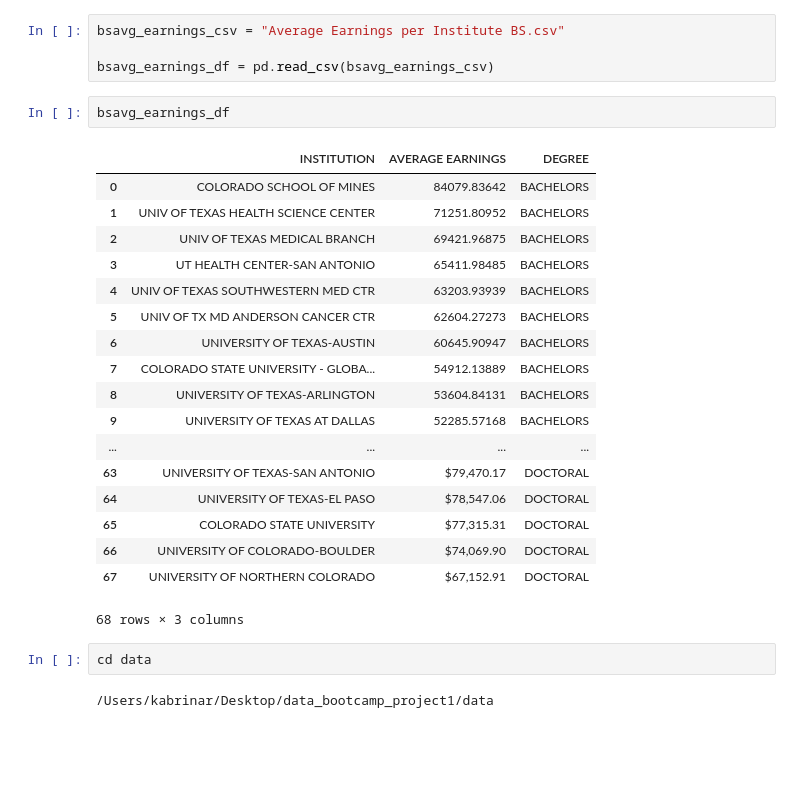
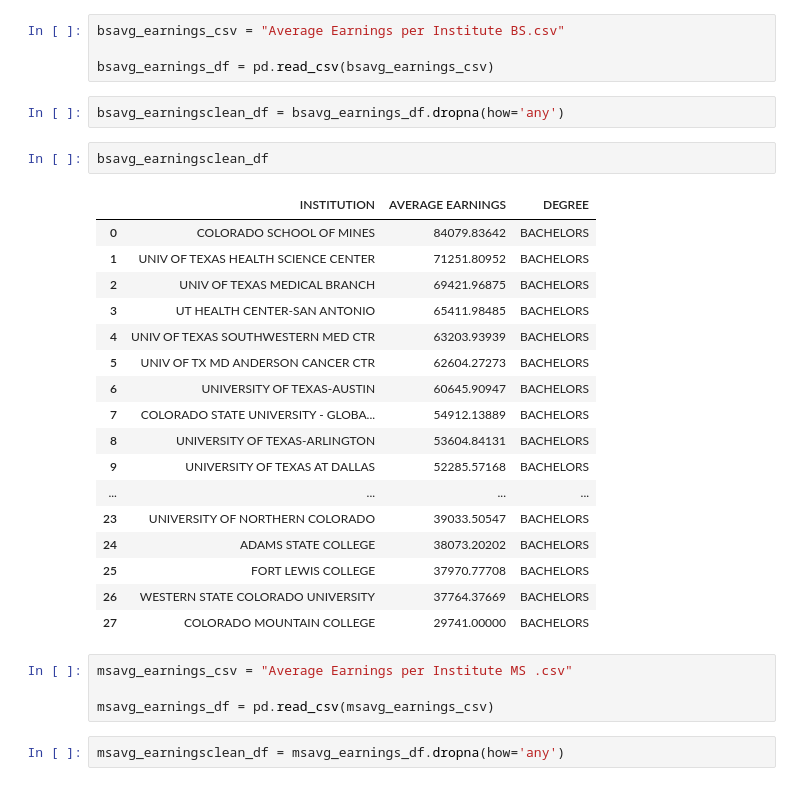
Before and after one commit to otrejo08/data_bootcamp_project1, a Jupyter notebook: data/Kabrina.ipynb, the cells around one changed output. Drawn from its saved outputs; the diff is of its cells as text; blank space fills up the shorter version.

```diff
--- a/data/Kabrina.ipynb
+++ b/data/Kabrina.ipynb
@@ -441,28 +445,31 @@ data for: ADAMS STATE COLLEGE
 bsavg_earnings_csv = "Average Earnings per Institute BS.csv"
 
 bsavg_earnings_df = pd.read_csv(bsavg_earnings_csv)
-# %%
-bsavg_earnings_df
-# %% [output]
-|  | INSTITUTION | AVERAGE EARNINGS | DEGREE |
-| 0 | COLORADO SCHOOL OF MINES | 84079.83642 | BACHELORS |
-| 1 | UNIV OF TEXAS HEALTH SCIENCE CENTER | 71251.80952 | BACHELORS |
-| 2 | UNIV OF TEXAS MEDICAL BRANCH | 69421.96875 | BACHELORS |
-| 3 | UT HEALTH CENTER-SAN ANTONIO | 65411.98485 | BACHELORS |
-| 4 | UNIV OF TEXAS SOUTHWESTERN MED CTR | 63203.93939 | BACHELORS |
-| 5 | UNIV OF TX MD ANDERSON CANCER CTR | 62604.27273 | BACHELORS |
-| 6 | UNIVERSITY OF TEXAS-AUSTIN | 60645.90947 | BACHELORS |
-| 7 | COLORADO STATE UNIVERSITY - GLOBA... | 54912.13889 | BACHELORS |
-| 8 | UNIVERSITY OF TEXAS-ARLINGTON | 53604.84131 | BACHELORS |
-| 9 | UNIVERSITY OF TEXAS AT DALLAS | 52285.57168 | BACHELORS |
-| ... | ... | ... | ... |
-| 63 | UNIVERSITY OF TEXAS-SAN ANTONIO | $79,470.17 | DOCTORAL |
-| 64 | UNIVERSITY OF TEXAS-EL PASO | $78,547.06 | DOCTORAL |
-| 65 | COLORADO STATE UNIVERSITY | $77,315.31 | DOCTORAL |
-| 66 | UNIVERSITY OF COLORADO-BOULDER | $74,069.90 | DOCTORAL |
-| 67 | UNIVERSITY OF NORTHERN COLORADO | $67,152.91 | DOCTORAL |
-68 rows × 3 columns
-# %%
-cd data
-# %% [output]
-/Users/kabrinar/Desktop/data_bootcamp_project1/data
+# %%
+bsavg_earningsclean_df = bsavg_earnings_df.dropna(how='any')
+# %%
+bsavg_earningsclean_df
+# %% [output]
+|  | INSTITUTION | AVERAGE EARNINGS | DEGREE |
+| 0 | COLORADO SCHOOL OF MINES | 84079.83642 | BACHELORS |
+| 1 | UNIV OF TEXAS HEALTH SCIENCE CENTER | 71251.80952 | BACHELORS |
+| 2 | UNIV OF TEXAS MEDICAL BRANCH | 69421.96875 | BACHELORS |
+| 3 | UT HEALTH CENTER-SAN ANTONIO | 65411.98485 | BACHELORS |
+| 4 | UNIV OF TEXAS SOUTHWESTERN MED CTR | 63203.93939 | BACHELORS |
+| 5 | UNIV OF TX MD ANDERSON CANCER CTR | 62604.27273 | BACHELORS |
+| 6 | UNIVERSITY OF TEXAS-AUSTIN | 60645.90947 | BACHELORS |
+| 7 | COLORADO STATE UNIVERSITY - GLOBA... | 54912.13889 | BACHELORS |
+| 8 | UNIVERSITY OF TEXAS-ARLINGTON | 53604.84131 | BACHELORS |
+| 9 | UNIVERSITY OF TEXAS AT DALLAS | 52285.57168 | BACHELORS |
+| ... | ... | ... | ... |
+| 23 | UNIVERSITY OF NORTHERN COLORADO | 39033.50547 | BACHELORS |
+| 24 | ADAMS STATE COLLEGE | 38073.20202 | BACHELORS |
+| 25 | FORT LEWIS COLLEGE | 37970.77708 | BACHELORS |
+| 26 | WESTERN STATE COLORADO UNIVERSITY | 37764.37669 | BACHELORS |
+| 27 | COLORADO MOUNTAIN COLLEGE | 29741.00000 | BACHELORS |
+# %%
+msavg_earnings_csv = "Average Earnings per Institute MS .csv"
+
+msavg_earnings_df = pd.read_csv(msavg_earnings_csv)
+# %%
+msavg_earningsclean_df = msavg_earnings_df.dropna(how='any')
```
Also changed, not shown: parts of 8 cells of this notebook.
